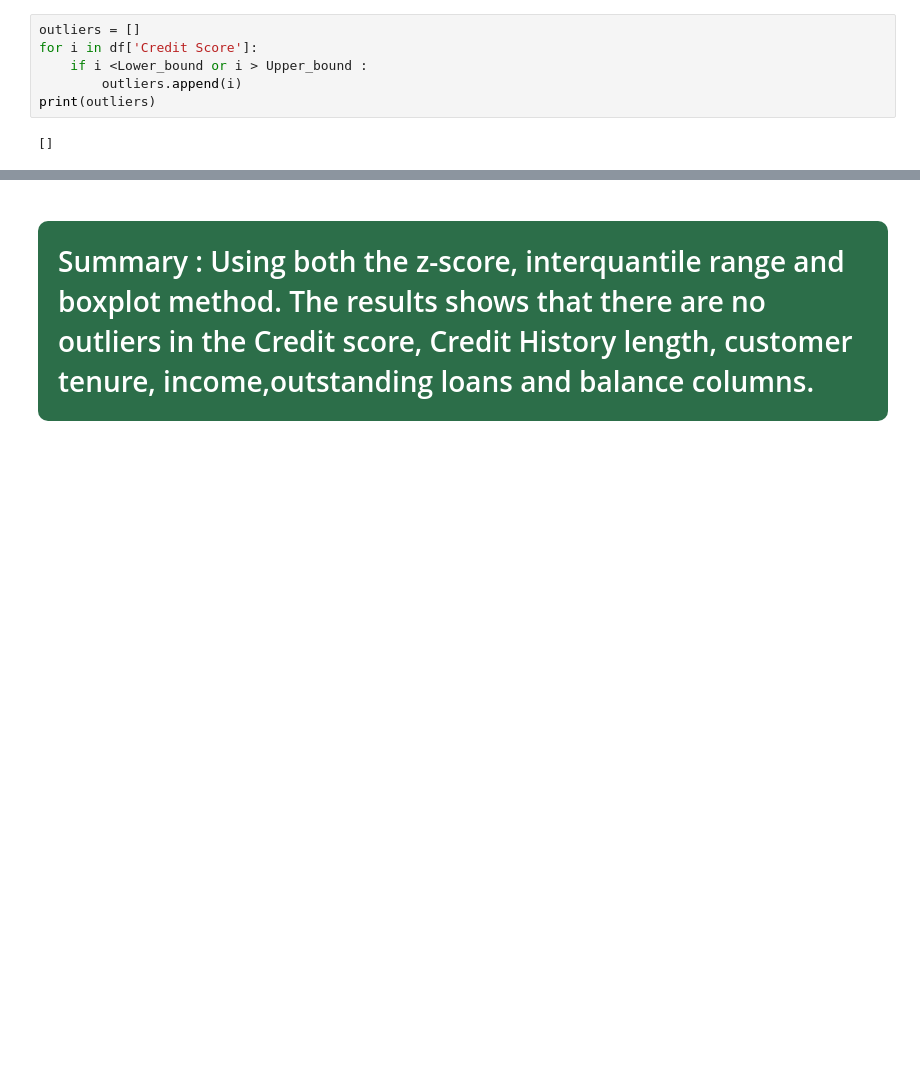
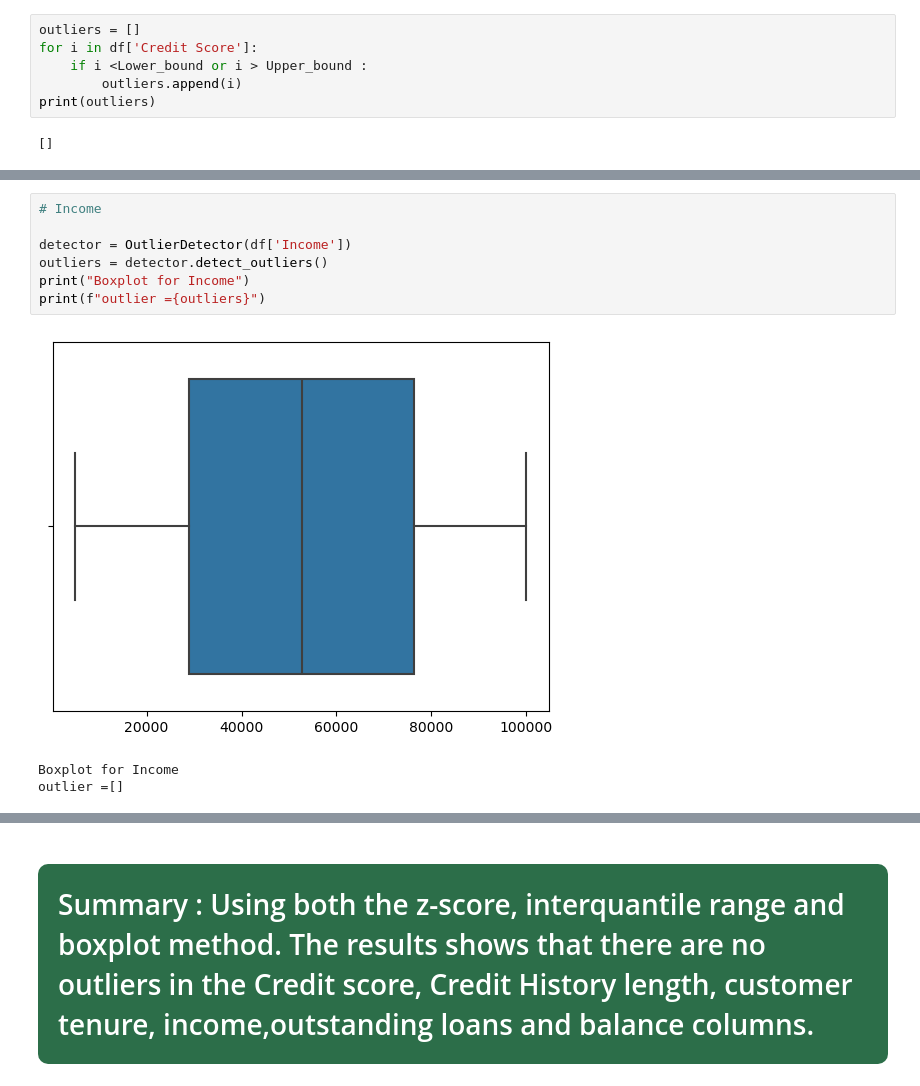
Before and after one commit to Cuteife/Methods-of-detecting-outliers, a Jupyter notebook: botswana.ipynb, the cells around one changed output, grey strips where cells are left out. Drawn from its saved outputs; the diff is of its cells as text; blank space fills up the shorter version.

```diff
--- a/botswana.ipynb
+++ b/botswana.ipynb
@@ -494,0 +431,11 @@ detect_outliers_iqr(df['Balance'])
+# %%
+# Income
+
+detector = OutlierDetector(df['Income'])
+outliers = detector.detect_outliers()
+print("Boxplot for Income")
+print(f"outlier ={outliers}")
+# %% [output]
+[figure, added]
+Boxplot for Income
+outlier =[]
```
Also changed, not shown: parts of 32 cells of this notebook.
